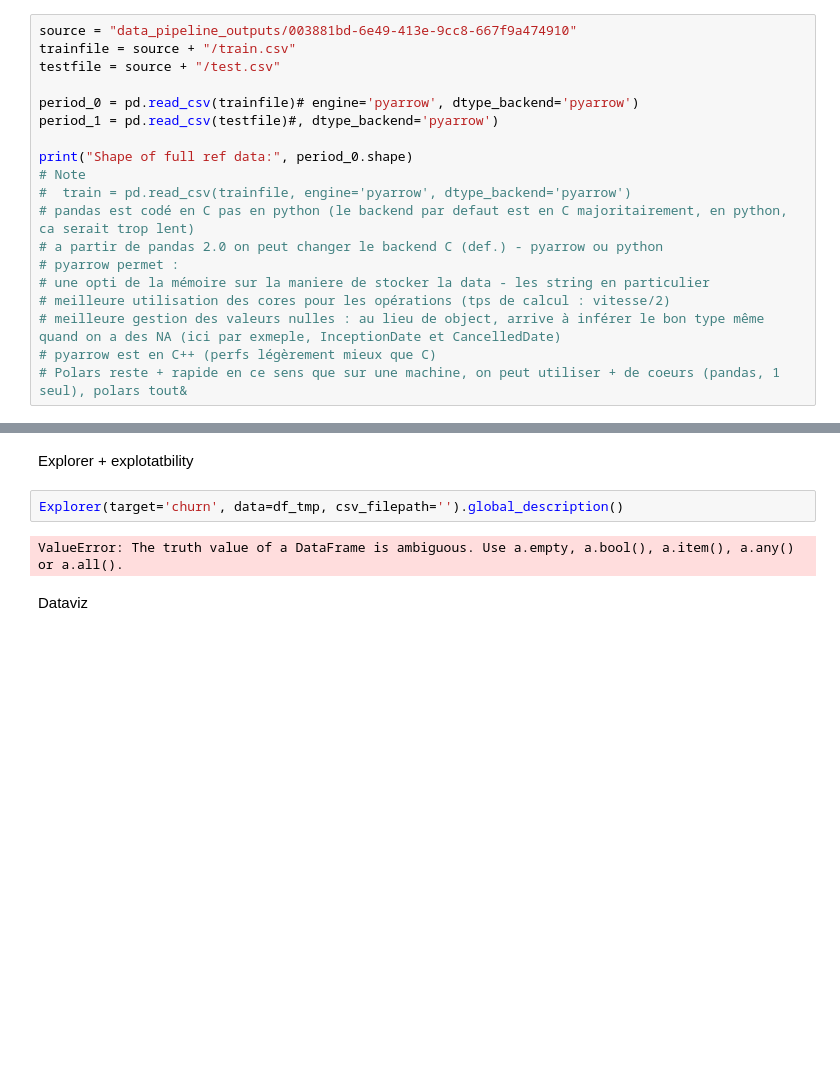
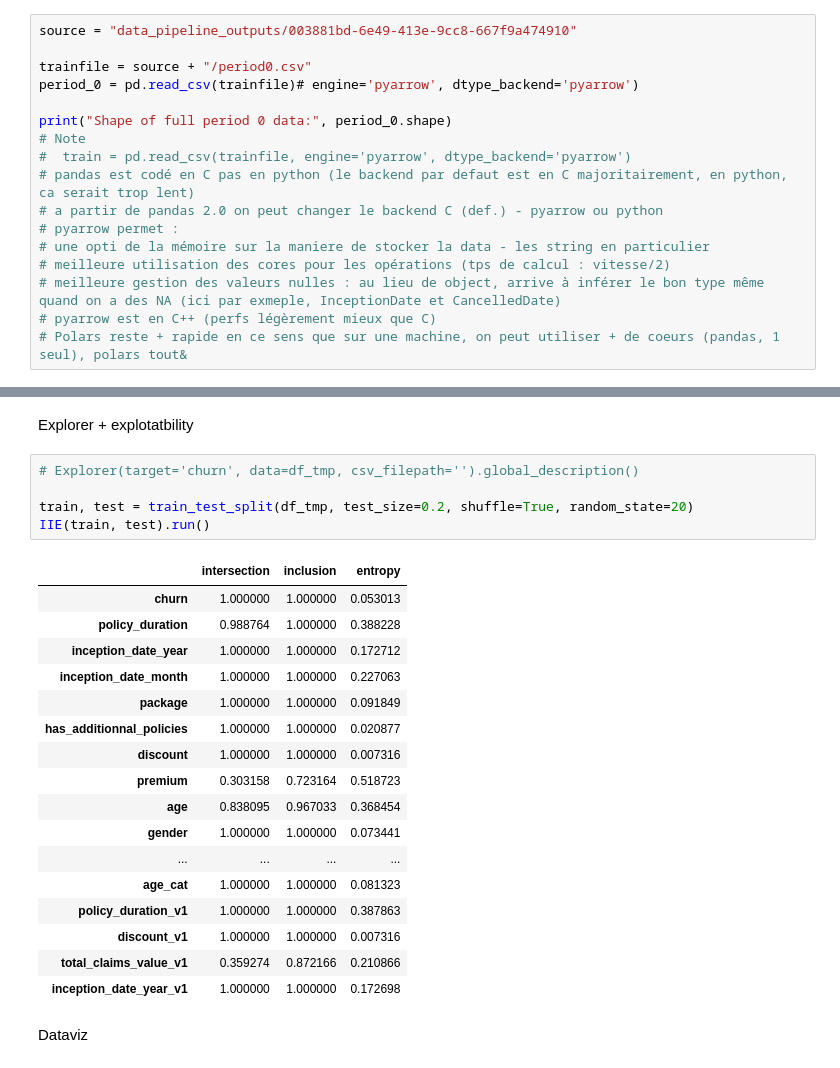
Before and after one commit to fereol023/insurance-churn, a Jupyter notebook: insurance.ipynb, the cells around one changed output, grey strips where cells are left out. Drawn from its saved outputs; the diff is of its cells as text; blank space fills up the shorter version.

Commit message:
POC phase 2 : fix script de test autom.

```diff
--- a/insurance.ipynb
+++ b/insurance.ipynb
@@ -28,13 +28,11 @@ print(pd.__version__)
 2.2.2
 # %%
 source = "data_pipeline_outputs/003881bd-6e49-413e-9cc8-667f9a474910"
-trainfile = source + "/train.csv"
-testfile = source + "/test.csv"
 
+trainfile = source + "/period0.csv"
 period_0 = pd.read_csv(trainfile)# engine='pyarrow', dtype_backend='pyarrow')
-period_1 = pd.read_csv(testfile)#, dtype_backend='pyarrow')
 
-print("Shape of full ref data:", period_0.shape)
+print("Shape of full period 0 data:", period_0.shape)
 # Note
 #  train = pd.read_csv(trainfile, engine='pyarrow', dtype_backend='pyarrow')
 # pandas est codé en C pas en python (le backend par defaut est en C majoritairement, en python, ca serait trop lent)
@@ -156,9 +154,28 @@ df_tmp.head()
 # %% [markdown]
 Explorer + explotatbility
 # %%
-Explorer(target='churn', data=df_tmp, csv_filepath='').global_description()
+# Explorer(target='churn', data=df_tmp, csv_filepath='').global_description()
+
+train, test = train_test_split(df_tmp, test_size=0.2, shuffle=True, random_state=20)
+IIE(train, test).run()
 # %% [output]
-ValueError: The truth value of a DataFrame is ambiguous. Use a.empty, a.bool(), a.item(), a.any() or a.all().
+|  | intersection | inclusion | entropy |
+| churn | 1.000000 | 1.000000 | 0.053013 |
+| policy_duration | 0.988764 | 1.000000 | 0.388228 |
+| inception_date_year | 1.000000 | 1.000000 | 0.172712 |
+| inception_date_month | 1.000000 | 1.000000 | 0.227063 |
+| package | 1.000000 | 1.000000 | 0.091849 |
+| has_additionnal_policies | 1.000000 | 1.000000 | 0.020877 |
+| discount | 1.000000 | 1.000000 | 0.007316 |
+| premium | 0.303158 | 0.723164 | 0.518723 |
+| age | 0.838095 | 0.967033 | 0.368454 |
+| gender | 1.000000 | 1.000000 | 0.073441 |
+| ... | ... | ... | ... |
+| age_cat | 1.000000 | 1.000000 | 0.081323 |
+| policy_duration_v1 | 1.000000 | 1.000000 | 0.387863 |
+| discount_v1 | 1.000000 | 1.000000 | 0.007316 |
+| total_claims_value_v1 | 0.359274 | 0.872166 | 0.210866 |
+| inception_date_year_v1 | 1.000000 | 1.000000 | 0.172698 |
 # %% [markdown]
 Dataviz
 # %%
```
Also changed, not shown: parts of 4 cells of this notebook, 27 other files.
